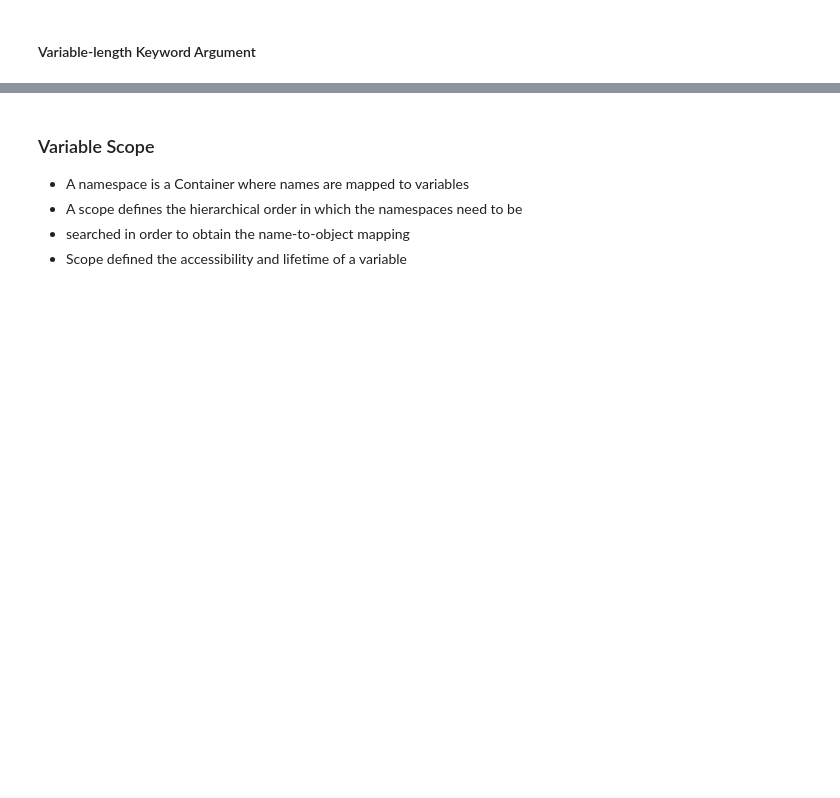
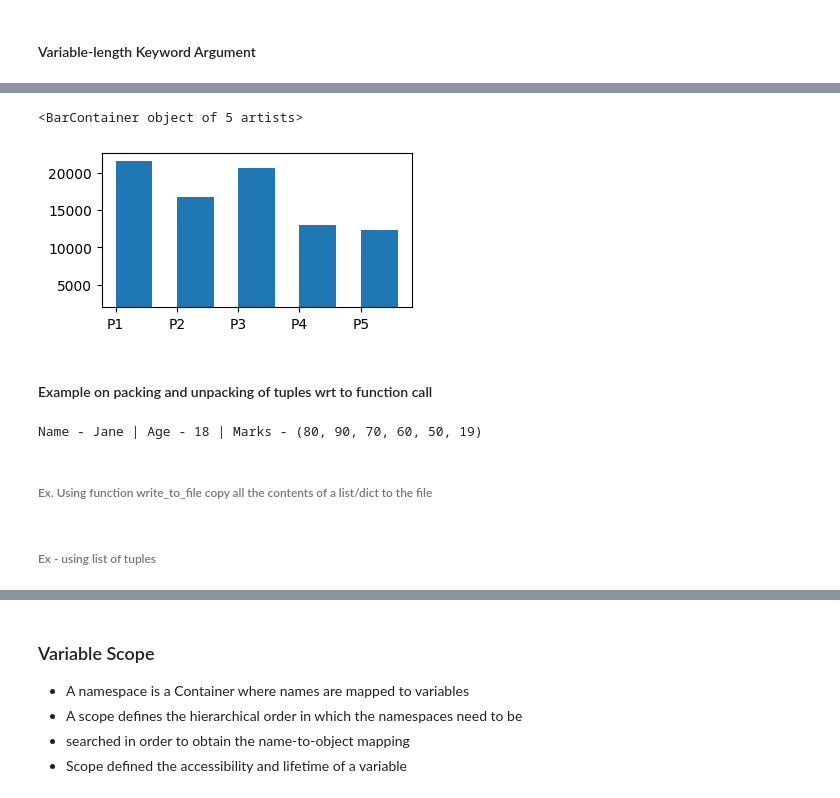
Before and after one commit to knowledge-corner/Oracle_Nov_24, a Jupyter notebook: Day - 3.ipynb, the cells around one changed output, grey strips where cells are left out. Drawn from its saved outputs; the diff is of its cells as text; code cells hidden in the pictures; blank space fills up the shorter version.

```diff
--- a/Day - 3.ipynb
+++ b/Day - 3.ipynb
@@ -37,0 +308,17 @@ def `function-name` (`parameters if any`):
+# %%
+plt.figure(figsize=(4, 2))
+plt.bar(products, sales, 0.6, 2000, align="edge")
+# %% [output]
+<BarContainer object of 5 artists>
+[figure, added]
+# %% [markdown]
+#### Example on packing and unpacking of tuples wrt to function call
+# %%
+def demo(name, *args, age = 18) :
+    print(f"Name - {name} | Age - {age} | Marks - {args}")
+
+demo("Jane", 80, 90, 70, 60, 50, 19)
+# %% [output]
+Name - Jane | Age - 18 | Marks - (80, 90, 70, 60, 50, 19)
+# %% [markdown]
+###### Ex. Using function write_to_file copy all the contents of a list/dict to the file
@@ -37,0 +330,2 @@ def `function-name` (`parameters if any`):
+# %% [markdown]
+###### Ex - using list of tuples
```
Also changed, not shown: parts of 133 cells of this notebook, 1 other file.
